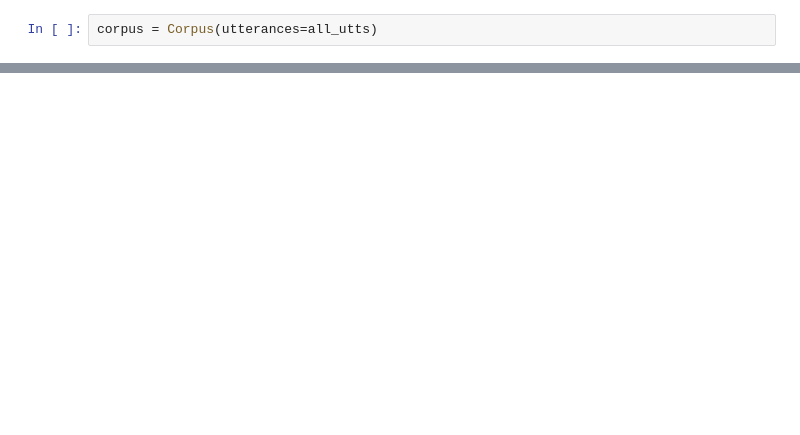
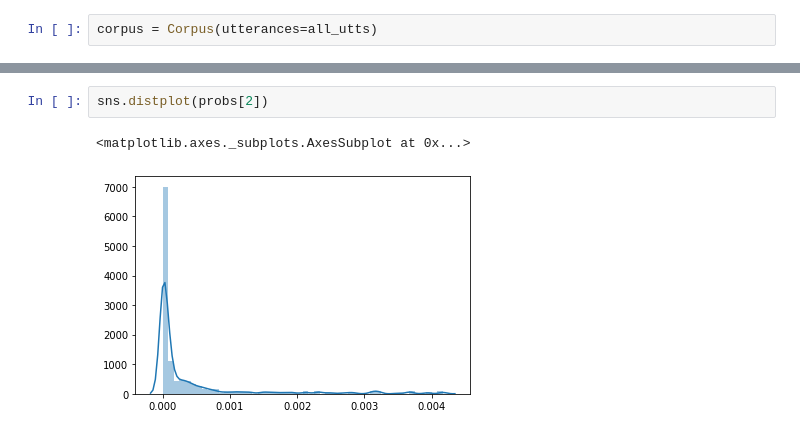
Before and after one commit to rgangela99/Cornell-Conversational-Analysis-Toolkit, a Jupyter notebook: convokit/thread_generator/notebook/corpus_generation_trajectory.ipynb, the cells around one changed output, grey strips where cells are left out. Saved outputs shown, nothing was run; the diff lists cells and outputs as text; blank space fills up the shorter version.

```diff
--- a/convokit/thread_generator/notebook/corpus_generation_trajectory.ipynb
+++ b/convokit/thread_generator/notebook/corpus_generation_trajectory.ipynb
@@ -127,0 +165,5 @@ Number of Conversations: 999
+# %%
+sns.distplot(probs[2])
+# %% [output]
+<matplotlib.axes._subplots.AxesSubplot at 0x...>
+[figure, added]
```
Also changed, not shown: parts of 27 cells of this notebook, 8 other files.
